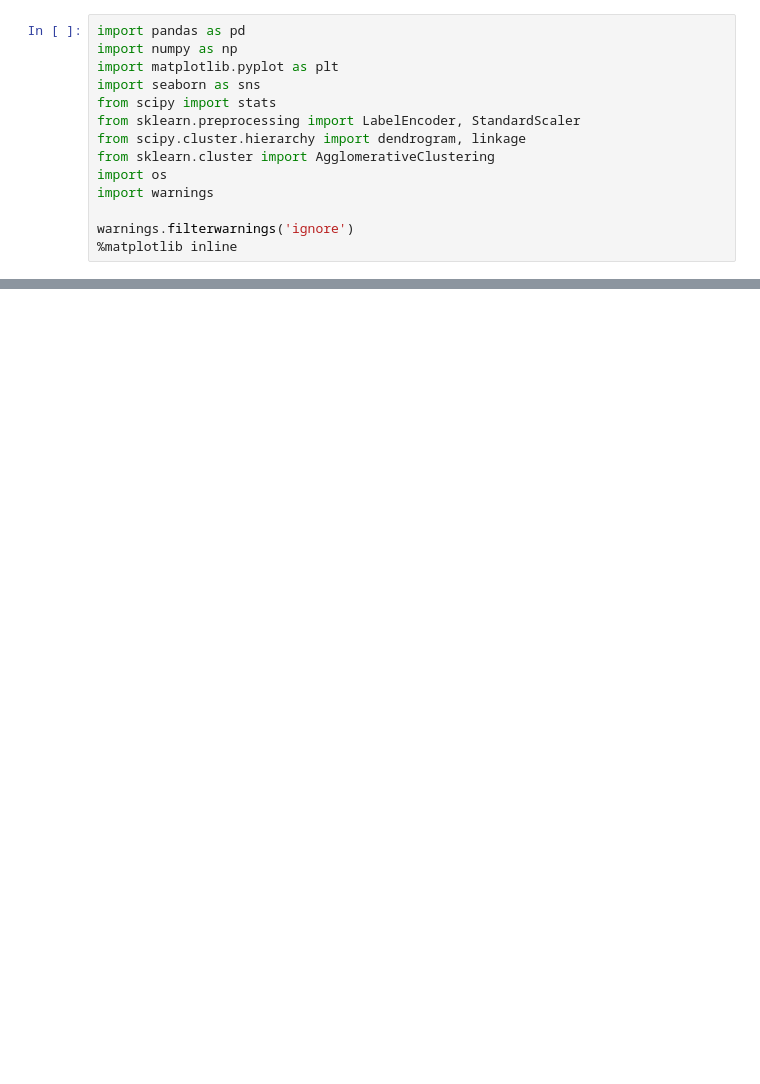
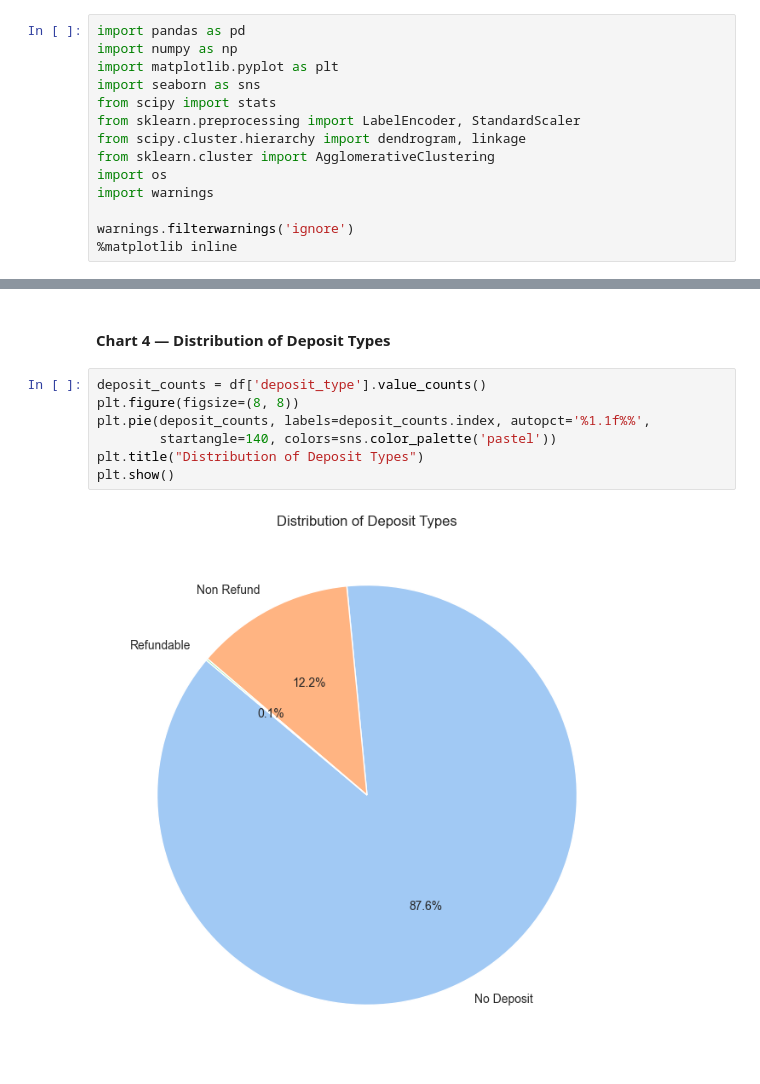
Before and after one commit to BhagyaInduwara/PUSL2077-DataScience-coursework, a Jupyter notebook: notebooks/Hotel_Booking_Analysis.ipynb, the cells around one changed output, grey strips where cells are left out. Cells and saved outputs as stored; diff of their text form; blank space fills up the shorter version.

```diff
--- a/notebooks/Hotel_Booking_Analysis.ipynb
+++ b/notebooks/Hotel_Booking_Analysis.ipynb
@@ -54,0 +279,11 @@ print(df.isnull().sum()[df.isnull().sum() > 0])
+# %% [markdown]
+#### Chart 4 — Distribution of Deposit Types
+# %%
+deposit_counts = df['deposit_type'].value_counts()
+plt.figure(figsize=(8, 8))
+plt.pie(deposit_counts, labels=deposit_counts.index, autopct='%1.1f%%',
+        startangle=140, colors=sns.color_palette('pastel'))
+plt.title("Distribution of Deposit Types")
+plt.show()
+# %% [output]
+[figure, added]
```
Also changed, not shown: parts of 53 cells of this notebook, 3 other files.
